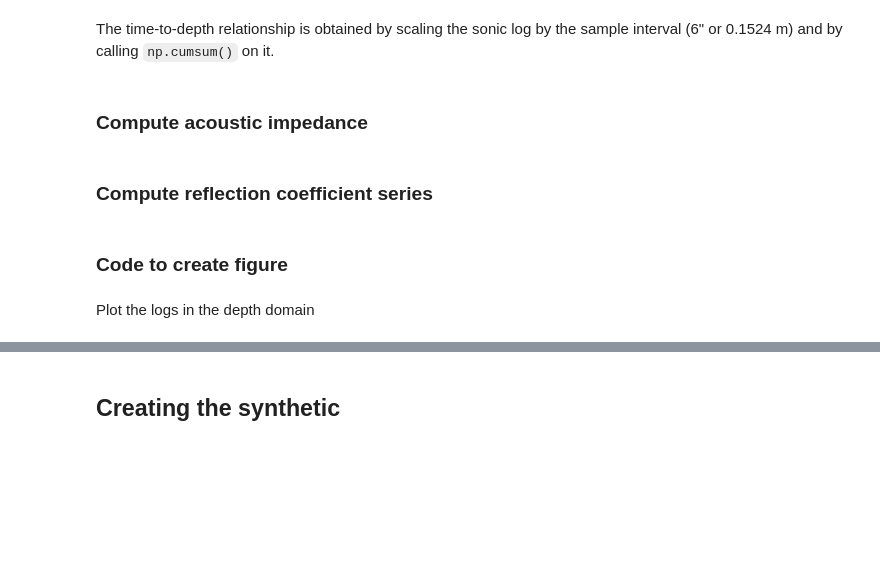
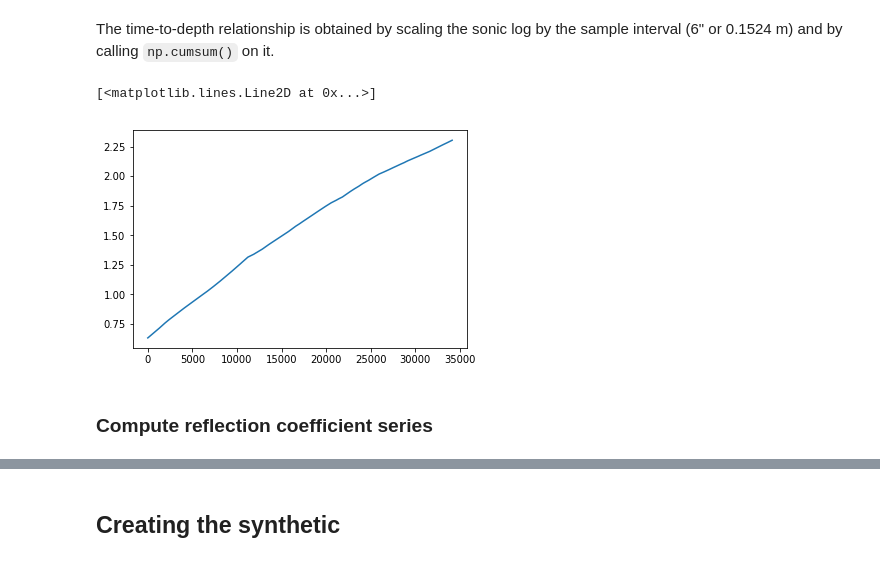
Before and after one commit to Gijsbertbas/rgb-explorers-backend, a Jupyter notebook: sandbox/Import_las.ipynb, the cells around one changed output, grey strips where cells are left out. Saved outputs shown, nothing was run; the diff lists cells and outputs as text; code cells hidden in the pictures; blank space fills up the shorter version.

```diff
--- a/Import_las.ipynb
+++ b/sandbox/Import_las.ipynb
@@ -118,24 +45,18 @@ wdf.index.values[0]
 # wd = Depth to Sea Floor below sea level (m) 44.5
 # top_log = top of log (m)
 
-kb = -35.9
+kb = 35.9
 wd = 44.5
 top_log = wdf.index.values[0]
 
 w_vel = 1480  # velocity of sea water [m/s]
 
-EGL_time = 2.0 * kb / w_vel
-print ("Ground Level time above SRD :", EGL_time)
-
-water_twt = 2.0 * (wd + EGL_time) / w_vel
-print ("water_time: ", water_twt)
+water_twt = 2.0 * wd / w_vel
 
 repl_vel = 1600 # m/s
-repl_time = 2.0 * top_log / w_vel
-print ("two-way-replacement time: ", repl_time)
+repl_time = 2.0 * (top_log - wd) / repl_vel
 
 log_start_time = water_twt + repl_time
-print ('log_start_time:', log_start_time)
 
 def tvdss(md):
     "assumes a vertical well"
@@ -159,10 +73,8 @@ print (log_start_time, ' seconds')
 The time-to-depth relationship is obtained by scaling the sonic log by the sample interval (6" or 0.1524 m) and by calling <code>np.cumsum()</code> on it.
 # %%
 # two-way-time to depth relationship
-interval = wdf.index.values[1]-wdf.index.values[0]
+interval = 2*(wdf.index.values[1]-wdf.index.values[0])
 scaled_dt = interval * np.nan_to_num(wdf['DT']) / 1e6
 
 tcum = 2 * np.cumsum(scaled_dt)
 tdr = tcum + log_start_time
-# %% [markdown]
-### Compute acoustic impedance
@@ -171,2 +81,7 @@ tdr = tcum + log_start_time
+# %%
+plt.plot(tdr)
+# %% [output]
+[<matplotlib.lines.Line2D at 0x...>]
+[figure, added]
 # %% [markdown]
 ### Compute reflection coefficient series
@@ -175,4 +87,0 @@ RC = (wdf['AI'][1:] - wdf['AI'][:-1]) / (wdf['AI'][1:] + wdf['AI'][:-1])
-# %% [markdown]
-### Code to create figure
-# %% [markdown]
-Plot the logs in the depth domain
```
Also changed, not shown: parts of 31 cells of this notebook, 1 other file.
